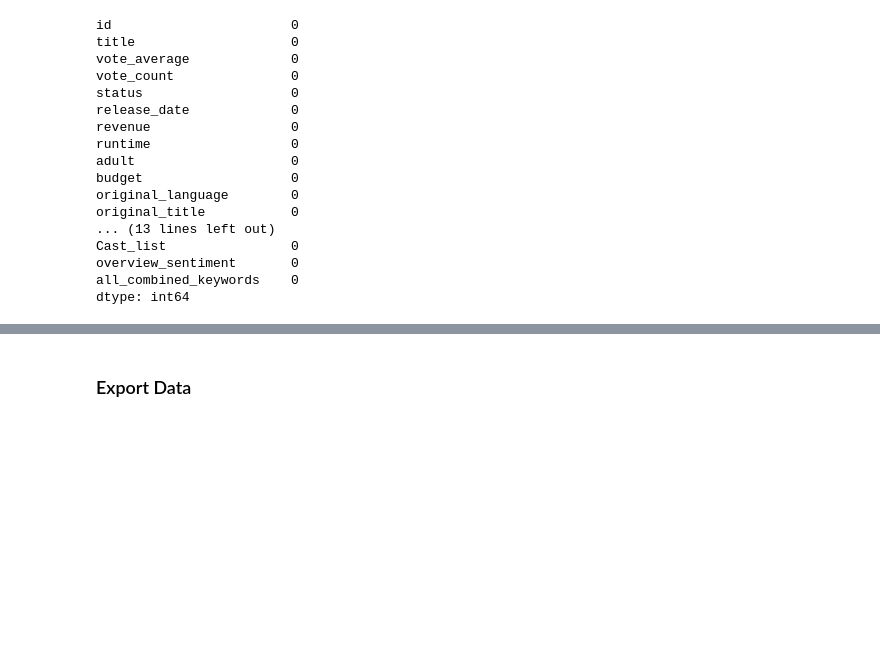
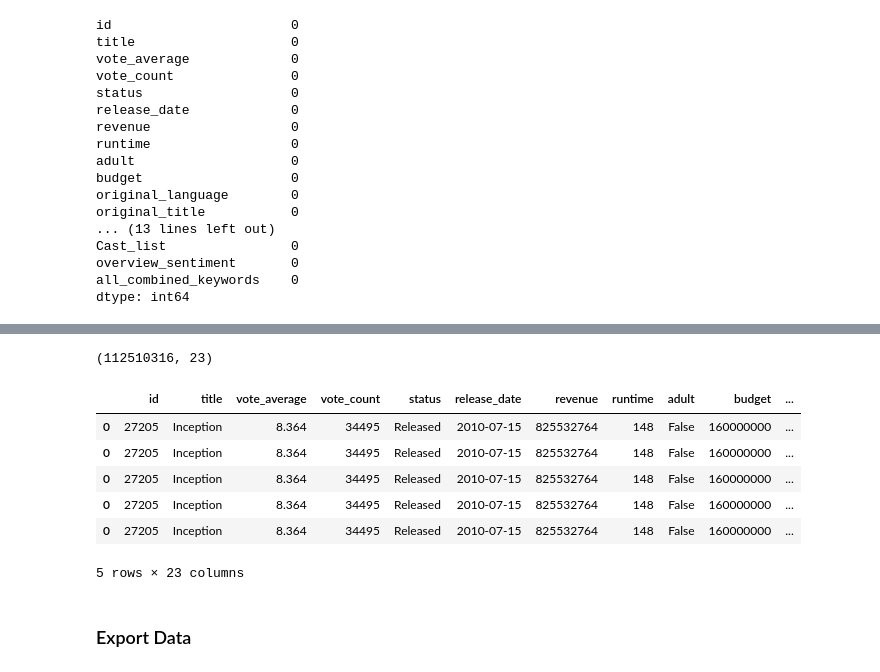
Before and after one commit to fishbrightwise/IS428-G1T9, a Jupyter notebook: notebooks/1) IMDB_TMDB Data Processing.ipynb, the cells around one changed output, grey strips where cells are left out. Drawn from its saved outputs; the diff is of its cells as text; code cells hidden in the pictures; blank space fills up the shorter version.

```diff
--- a/notebooks/1) IMDB_TMDB Data Processing.ipynb
+++ b/notebooks/1) IMDB_TMDB Data Processing.ipynb
@@ -511,3 +607,18 @@ df2.shape
+# %%
+df3 = df2.explode('production_companies').explode('production_countries').explode('spoken_languages').explode('Director').explode('stars').explode('genre').explode('Cast')
+df3.shape
+# %% [output]
+(112510316, 23)
+# %%
+df3.head()
+# %% [output]
+|  | id | title | vote_average | vote_count | status | release_date | revenue | runtime | adult | budget | ... |
+| 0 | 27205 | Inception | 8.364 | 34495 | Released | 2010-07-15 | 825532764 | 148 | False | 160000000 | ... |
+| 0 | 27205 | Inception | 8.364 | 34495 | Released | 2010-07-15 | 825532764 | 148 | False | 160000000 | ... |
+| 0 | 27205 | Inception | 8.364 | 34495 | Released | 2010-07-15 | 825532764 | 148 | False | 160000000 | ... |
+| 0 | 27205 | Inception | 8.364 | 34495 | Released | 2010-07-15 | 825532764 | 148 | False | 160000000 | ... |
+| 0 | 27205 | Inception | 8.364 | 34495 | Released | 2010-07-15 | 825532764 | 148 | False | 160000000 | ... |
+5 rows × 23 columns
 # %% [markdown]
 ### Export Data
 # %%
```
Also changed, not shown: parts of 16 cells of this notebook, 4 other files.
